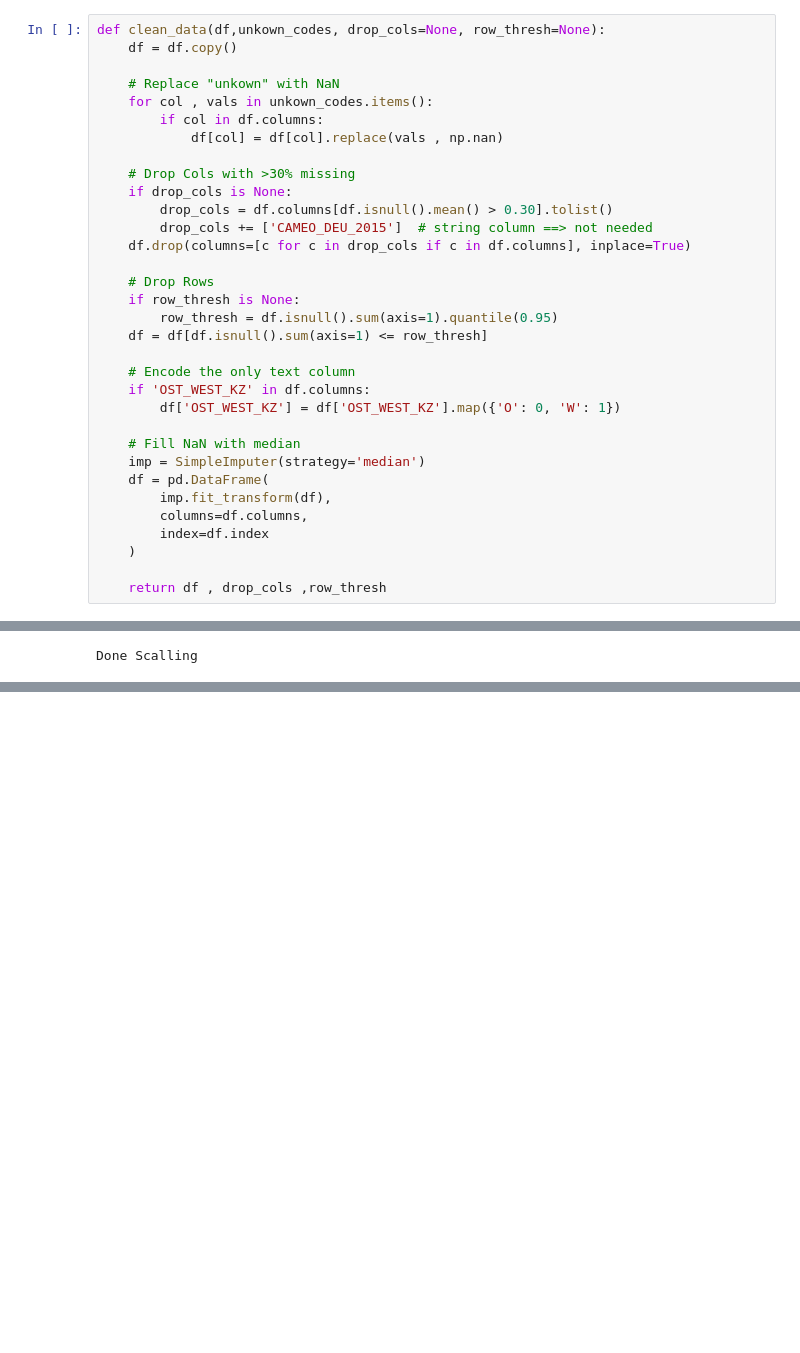
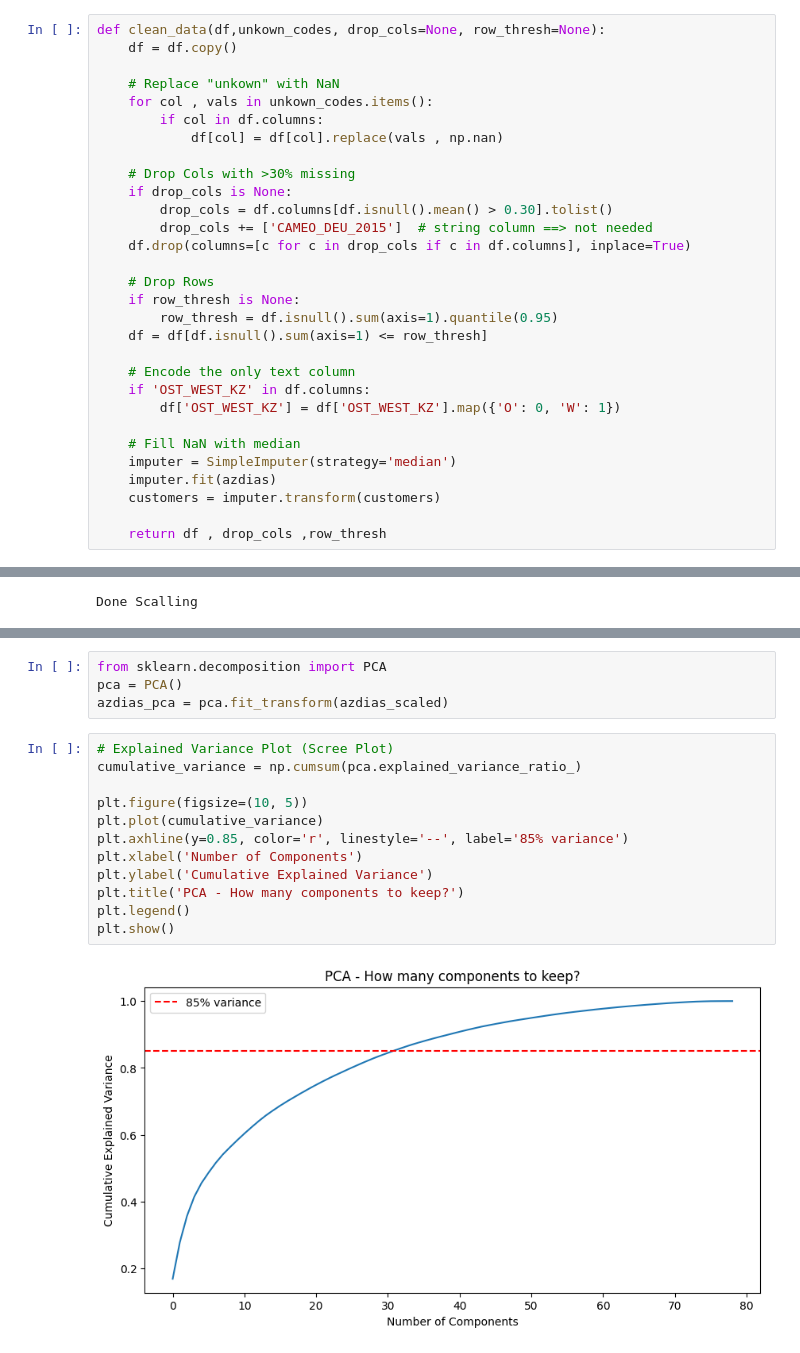
Before and after one commit to mohamed-295/UnsupervisedML_Project, a Jupyter notebook: UnsupervisedML_Project.ipynb, the cells around one changed output, grey strips where cells are left out. Cells and saved outputs as stored; diff of their text form; blank space fills up the shorter version.

```diff
--- a/UnsupervisedML_Project.ipynb
+++ b/UnsupervisedML_Project.ipynb
@@ -198,12 +198,9 @@ def clean_data(df,unkown_codes, drop_cols=None, row_thresh=None):
         df['OST_WEST_KZ'] = df['OST_WEST_KZ'].map({'O': 0, 'W': 1})
 
     # Fill NaN with median
-    imp = SimpleImputer(strategy='median')
-    df = pd.DataFrame(
-        imp.fit_transform(df),
-        columns=df.columns,
-        index=df.index
-    )
+    imputer = SimpleImputer(strategy='median')
+    imputer.fit(azdias)
+    customers = imputer.transform(customers)
 
     return df , drop_cols ,row_thresh
 # %%
@@ -246,0 +244,18 @@ Done Scalling
+# %%
+from sklearn.decomposition import PCA
+pca = PCA()
+azdias_pca = pca.fit_transform(azdias_scaled)
+# %%
+# Explained Variance Plot (Scree Plot)
+cumulative_variance = np.cumsum(pca.explained_variance_ratio_)
+
+plt.figure(figsize=(10, 5))
+plt.plot(cumulative_variance)
+plt.axhline(y=0.85, color='r', linestyle='--', label='85% variance')
+plt.xlabel('Number of Components')
+plt.ylabel('Cumulative Explained Variance')
+plt.title('PCA - How many components to keep?')
+plt.legend()
+plt.show()
+# %% [output]
+[figure, added]
```
Also changed, not shown: parts of 23 cells of this notebook.
